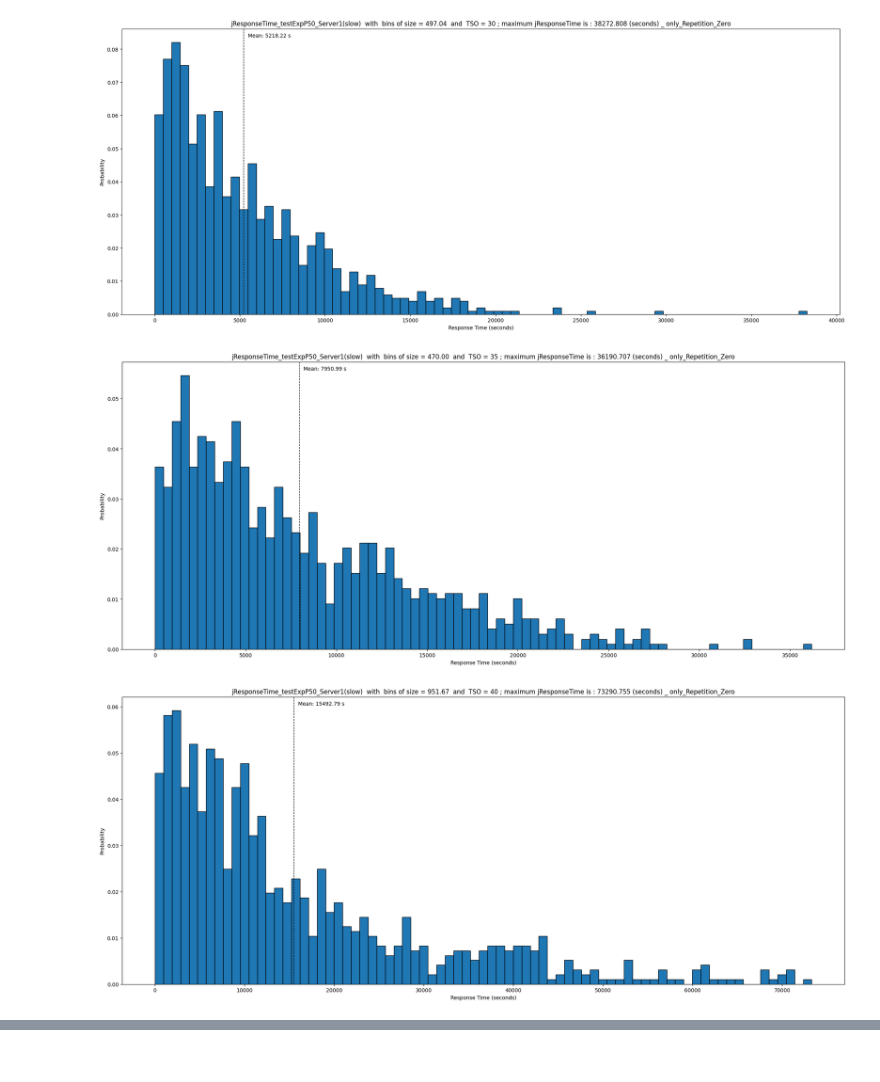
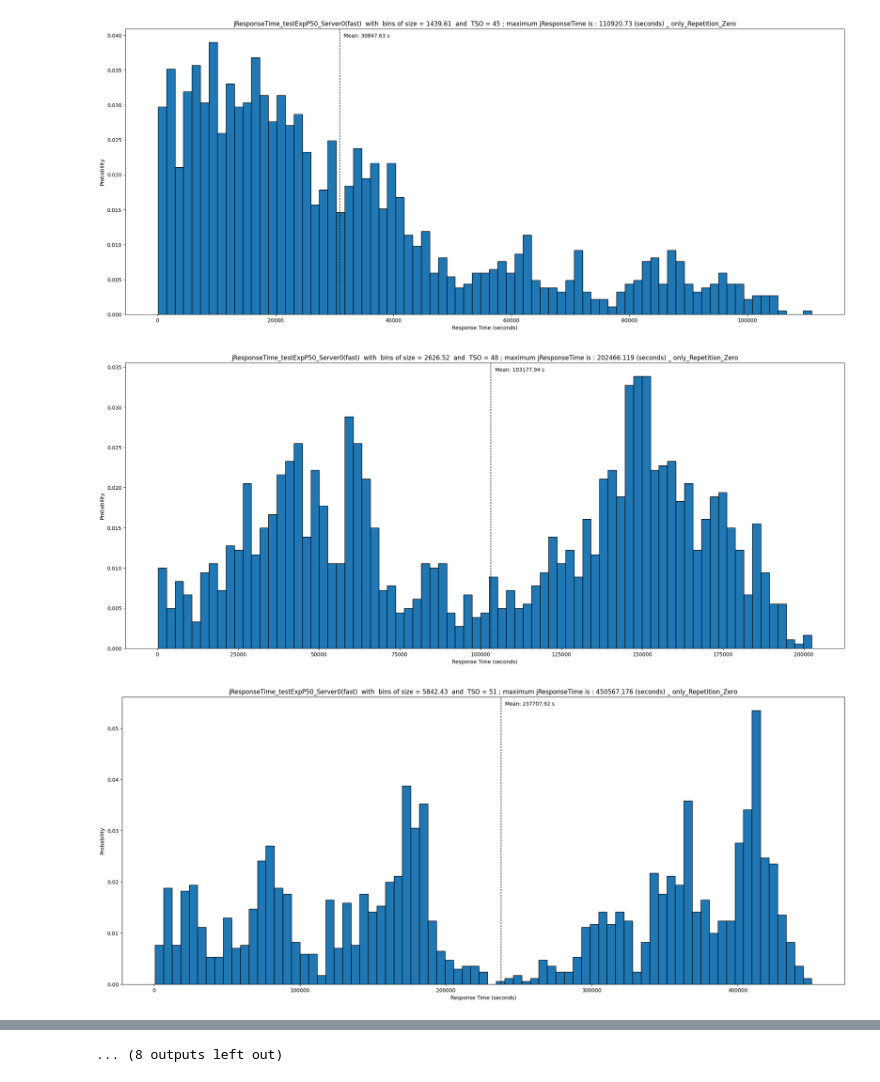
Before and after one commit to JacopoCarlon/JC_Performance_Evaluation_of_Computer_Systems_and_Networks_PECSN__Project, a Jupyter notebook: python_scripts/istogrammi_responseTime.ipynb, the cells around one changed output, grey strips where cells are left out. Drawn from its saved outputs; the diff is of its cells as text; code cells hidden in the pictures.

```diff
--- a/python_scripts/istogrammi_responseTime.ipynb
+++ b/python_scripts/istogrammi_responseTime.ipynb
@@ -15,13 +15,15 @@ use_exp = True
 
 if use_exp == True:
     distribution = "Exp"
+    dddistribution = "exp"
 elif use_exp == False:
     distribution = "Con"
+    dddistribution = "con"
 
 #   target_tso = ["50"]
-detailed = False
+detailed = True
 if detailed == True :
-    target_tso = list(range(25, 55+1, 3) )
+    target_tso = list(range(24, 51+1, 3) )
 else :
     if use_exp == True :
         target_tso = ["25","30","35", "40", "45", "50"]
@@ -31,6 +33,7 @@ else :
 
 # USE ALL ITERATIONS OR ONLY FIRST
 num_iterations = 30
+
 use_all = False
 
 
@@ -43,6 +46,8 @@ print(target_tso)
 # %%
-#   run,type,module,name,attrname,attrvalue,value,count,sumweights,mean,stddev,min,max,vectime,vecvalue
-#   vector,J_Network.server_1,completedJob:vector
+#   run,type,module,name,attrname,attrvalue,vectime,vecvalue
+#
+
+
 
 #   target_tso = ["25"]
 
@@ -57,20 +62,23 @@ for srvn in range(0, len(server_names)):
     for tso_this_iter in range(0, len(target_tso), 1) :
         #   print(tso_this_iter)
         jrespTime_all_this_tso = []
+
         file_name_csv = f'test{distribution}P{probability}_{target_tso[tso_this_iter]}_all.csv'
+        if detailed == True :
+            file_name_csv = f'{dddistribution}Step3ConfP{probability}CompJVec{target_tso[tso_this_iter]}.csv'
 
         with open(f'../simulations/results/{file_name_csv}') as csv_file :
             reader = csv.reader(csv_file)
             for row in reader:
                 if row[1]==r1 and row[2] == f'{r2}{server_names[srvn]}' and row[3]==r3:
                     rigaTarget = list(row)
-                    #   print("hit row : ", row)
+                    print("hit row : ", row)
                     #   print("listed row : ", rigaTarget)
                     #   print("len : ", len(rigaTarget))    #   15 .
                     #   print("13 : ", rigaTarget[13])  #   13 :  88842.22 92268.143 94401.199 97374.126 102381.932
                     #   print("14 : ", rigaTarget[14])  #   14 :  1733.82 1115.235 343.087 879.005 3157.046 1277.006
                     #   print("len 13 : ", len(rigaTarget[13]) )
-                    print("len 14 : ", len(rigaTarget[14]) )
+                    #   print("len 14 : ", len(rigaTarget[14]) )
 
                     tempi_risposta = rigaTarget[-1].split(" ")
                     #   numeri = rigaTarget[-1].split(" ")
@@ -245,11 +257,14 @@ for srvn in range(0, len(server_names)):
 
 
         save = False
+        endingPNG = ".png"
+        if detailed == True:
+            endingPNG = "_isDetailed.png"
         if save == True:
             if use_all == True:
-                plt.savefig(f'{plot_dir}/jResTime_plot{distribution}P{probability}_{target_tso[tso_this_iter]}_Server{srvn}.png')
+                plt.savefig(f'{plot_dir}/jResTime_plot{distribution}P{probability}_{target_tso[tso_this_iter]}_Server{srvn}{endingPNG}')
             else :
-                plt.savefig(f'{plot_dir}/jResTime_plot{distribution}P{probability}_{target_tso[tso_this_iter]}_onlyIterZero_Server{srvn}.png')
+                plt.savefig(f'{plot_dir}/jResTime_plot{distribution}P{probability}_{target_tso[tso_this_iter]}_onlyIterZero_Server{srvn}{endingPNG}')
 
         plt.show()
 # %% [output]
@@ -263,3 +278,3 @@ for srvn in range(0, len(server_names)):
-[figure, old version]
+[figure, new version]
-[figure, old version]
+[figure, new version]
-[figure, old version]
+[figure, new version]
@@ -268,3 +283,4 @@ for srvn in range(0, len(server_names)):
+... (8 outputs left out)
 # %%
 import scipy.stats as sp_st
 import matplotlib.pyplot as plt
```
Also changed, not shown: parts of 7 cells of this notebook, 5 other files.
